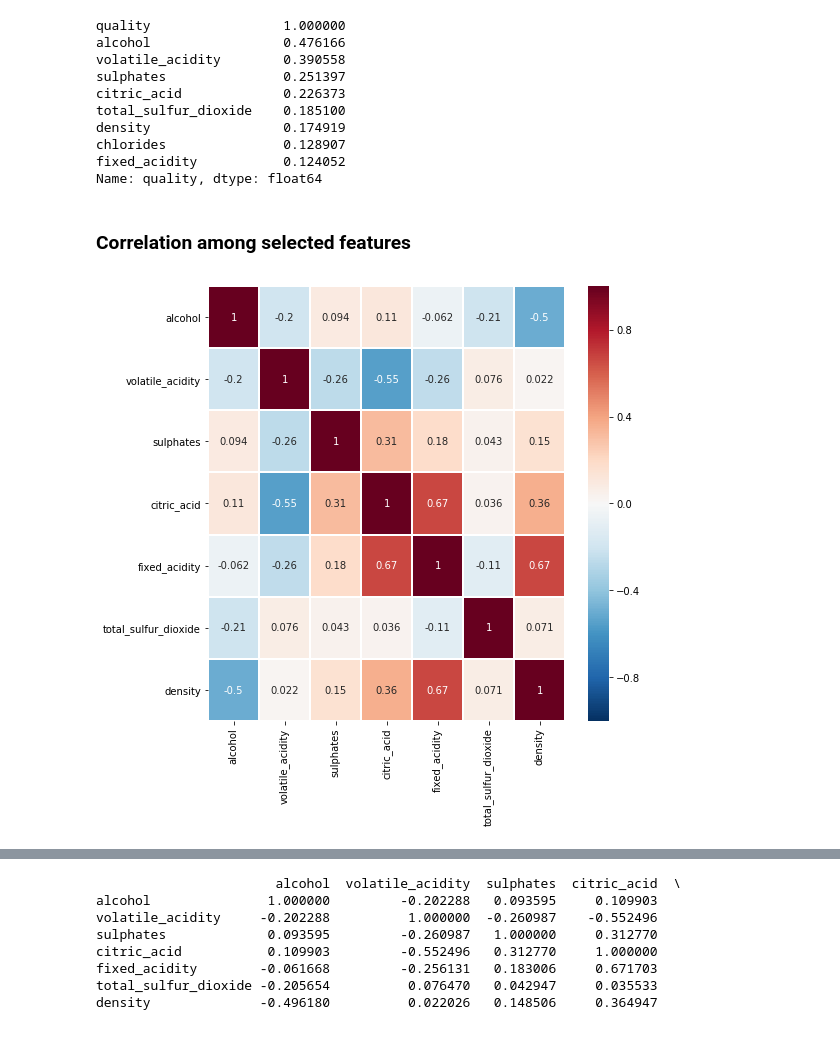
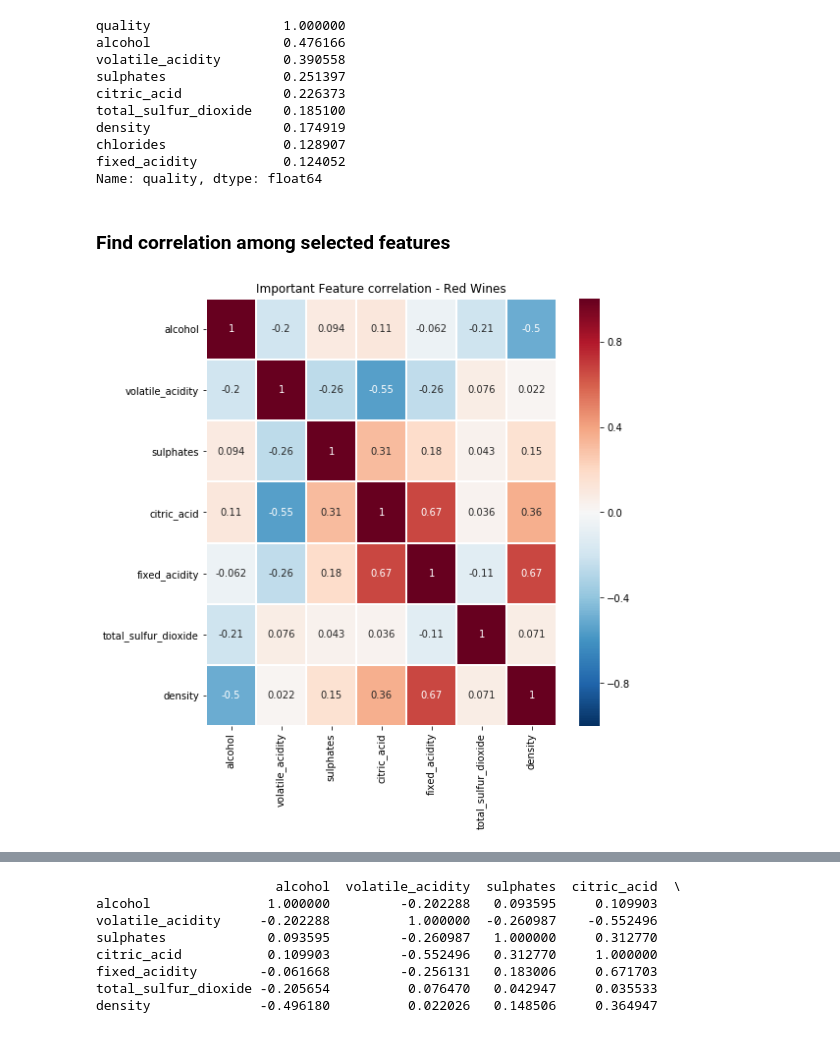
Before and after one commit to rahulughade/winequality, a Jupyter notebook: redwine.ipynb, the cells around one changed output, grey strips where cells are left out. Cells and saved outputs as stored; diff of their text form; code cells hidden in the pictures.

```diff
--- a/redwine.ipynb
+++ b/redwine.ipynb
@@ -100,12 +111,14 @@ chlorides               0.128907
 fixed_acidity           0.124052
 Name: quality, dtype: float64
 # %% [markdown]
-### Correlation among selected features
+### Find correlation among selected features
 # %%
 feat_corr = redwine_data[["alcohol","volatile_acidity","sulphates","citric_acid","fixed_acidity","total_sulfur_dioxide",\
                     "density"]].corr()
 plt.figure(figsize=(8,8))
 sns.heatmap(feat_corr, annot=True, linewidths=1, vmin=-1, cmap='RdBu_r')
+plt.title("Important Feature correlation - Red Wines")
+plt.savefig("Images/RedWines/red_wine_imp_feature_corr.png")
 plt.show()
 # %% [output]
-[figure, old version]
+[figure, new version]
```
Also changed, not shown: parts of 60 cells of this notebook, 12 other files.
